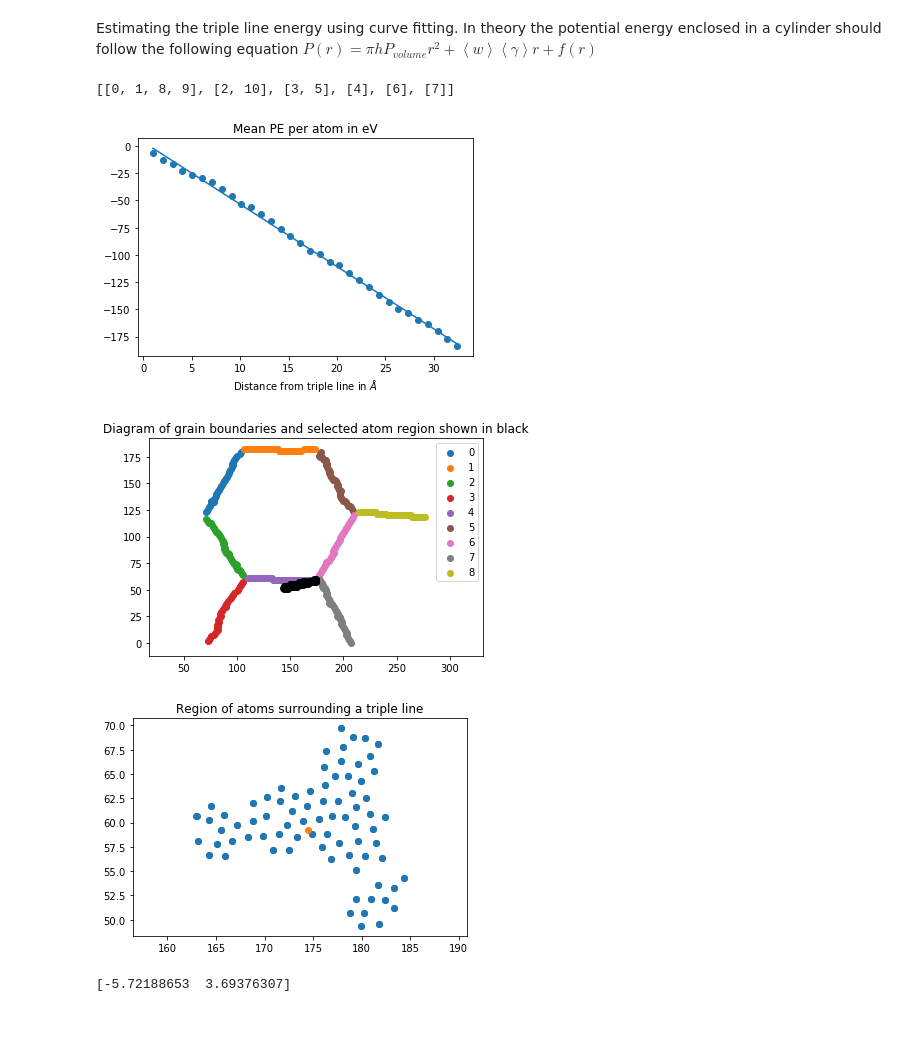
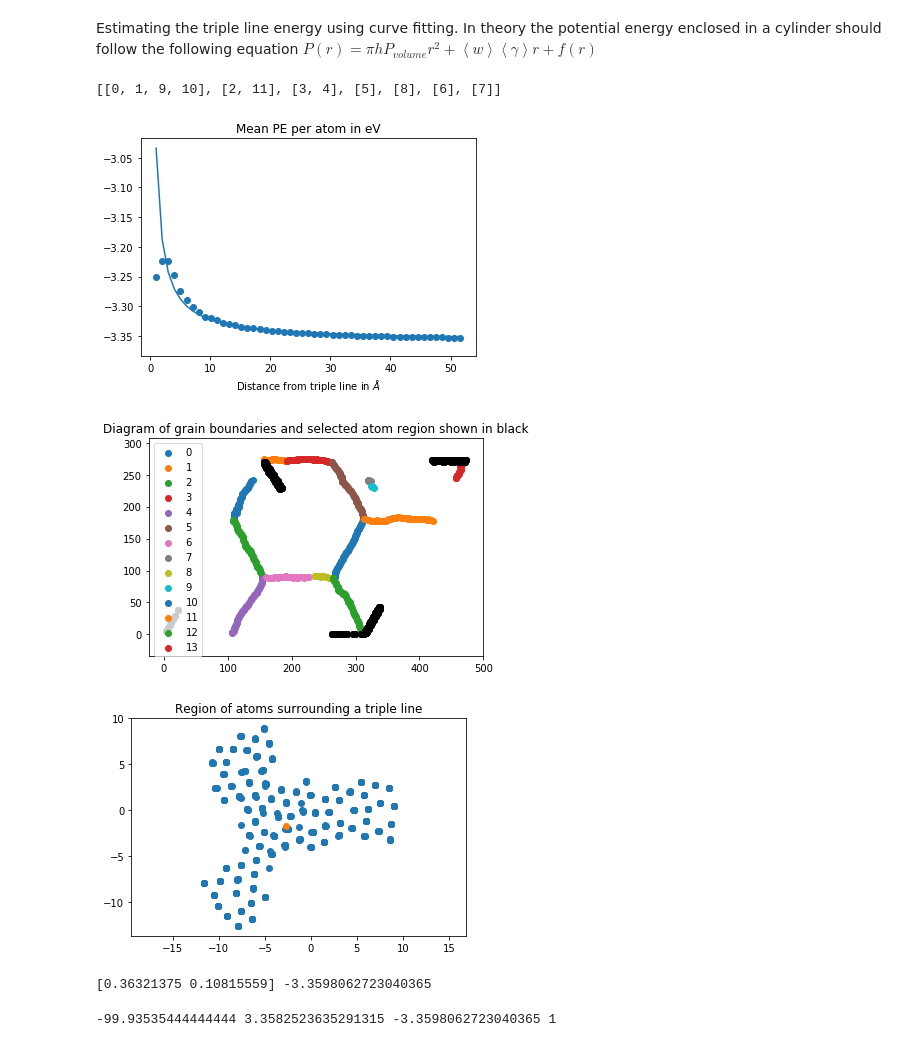
Before and after one commit to PaulTwine/TripleLines.github.io, a Jupyter notebook: TripleLine Fitting.ipynb, the cells around one changed output. Cells and saved outputs as stored; diff of their text form; code cells hidden in the pictures.

Commit message:
Find energy routine added with automatic fitting

```diff
--- a/TripleLine Fitting.ipynb
+++ b/TripleLine Fitting.ipynb
@@ -22,14 +22,14 @@ def Tanh(r,a, b,c):
     return a*np.tanh(b*r)+c
 def GammaR(r, a,b,c):
     return sc.stats.gamma.pdf(r,a,b,c)
-def Reciprocal(r,a,b,c):
-    return a/(r+b)+c
+def Reciprocal(r,a,b):
+    return a/(r+b)-a/b
 def FitFunction(r,a,b,c)->float:
     return a*np.tanh(r*b)+c*r
 def FitExcess(r,a,b):
     return a*np.log(np.abs(r+1))+b*r
-def PowerRule(r, a,b):
-    return a*r**b
+def PowerRule(r, a,b,c):
+    return a*r**b+c
 def ProportionalRule(r,m):
     return m*r
 def LinearRule(r,m,c):
@@ -46,12 +46,10 @@ def DiffAL(r,a,b):
     return a -b/(r+b/a)
 def Rational(r,a,b,c):
     return (a*r**3+b)/(r**2+c)
-def Composite(r,a,b,c):
-    return a*r + b*(r+1)**(-1) +c
 # %%
-strDumpFile = '../../PythonLAMMPS/VolumeTest/dump.eam'
+#strDumpFile = '../../PythonLAMMPS/VolumeTest/dump.eam'
 #strDumpFile = '../data/dump.eam'
-#strDumpFile = '/home/paul/csf3_scratch/TripleLines/data6/dump.eam6'
+strDumpFile = '/home/paul/csf3_scratch/TripleLines/data6/dump.eam6'
 a1=4.05
 a2= np.sqrt(3)*4.05
 strPMFile = strDumpFile + 'PM'
@@ -61,47 +59,82 @@ objProcess.CategoriseAtoms()
 h = objProcess.CellHeight
 arrTriplePoints = objProcess.FindTripleLines(a2,a2,1)
 print(objProcess.MergePeriodicTripleLines(a2))
+fltMeanLattice = np.mean(objProcess.GetLatticeAtoms()[:,7])
 #print(objProcess.MergePeriodicGrainBoundaries(a2/16))
+def ReciprocalFit(r,b):
+    return fltMeanLattice*1/(-b/(r+b)+1)
 # %% [output]
-[[0, 1, 8, 9], [2, 10], [3, 5], [4], [6], [7]]
+[[0, 1, 9, 10], [2, 11], [3, 4], [5], [8], [6], [7]]
 # %%
 strType = 'mean'
-intTripleLine = 6
+intTripleLine = 0
 lstFit = []
+lstNumberOfAtoms = []
+lstNewValues = []
+lstRSquared = []
+lstFitR = []
+lstFit2 =[]
+lstRR = []
+lstRlog = []
+lstVlog = []
 lstOfGBS = objProcess.GetNeighbouringGrainBoundaries(intTripleLine)
-#lstR, lstV,lstI = objProcess.FindThreeGrainStrips(intTripleLine,a1,a1/4, 'mean')
-lstR, lstV,lstI = objProcess.FindGrainStrip(intTripleLine,lstOfGBS[2],lstOfGBS[1],a1,a1/4, 'sum')
+lstR, lstV,lstI = objProcess.FindThreeGrainStrips(intTripleLine,a1,a1/4, 'mean')
+#lstR, lstV,lstI = objProcess.FindGrainStrip(intTripleLine,lstOfGBS[2],lstOfGBS[0],a1,a1/4, 'sum')
 #lstR, lstV,lstI = objProcess.FindGBStrip(2,0.5,3*a2,4*a2, a1/4, 'sum')
-popt, poptv = sc.optimize.curve_fit(LinearRule, lstR,lstV)
-for r in lstR:
-    lstFit.append(LinearRule(r, *popt))
+intStart = len(lstV)-np.argmax(lstV[-1:0:-1])-1
+#intStart=3
+popt, poptv = sc.optimize.curve_fit(Reciprocal, lstR[intStart:],lstV[intStart:])
+for j in lstR:
+    lstFitR.append(Reciprocal(j, *popt))
+for index, r in enumerate(lstR):
+    lstNumberOfAtoms.append(len(objProcess.FindCylindricalAtoms(objProcess.GetAtomData()[:,0:4], arrTriplePoints[intTripleLine],
+                                                               r,h,7)))
+    lstNewValues.append(lstV[index]*lstNumberOfAtoms[index])
+    lstRSquared.append(r**2)
+#plt.ylim(-3.34,-3.26)
 plt.scatter(lstR,lstV)
-plt.plot(lstR, lstFit)
+plt.plot(lstR, lstFitR)
 plt.title('Mean PE per atom in eV')
 plt.xlabel('Distance from triple line in $\AA$')
 plt.show()
 plt.axis('equal')
 for j in range(len(objProcess.GetGrainBoundaries())):
     plt.scatter(objProcess.GetGrainBoundaries(j).GetPoints()[:,0], objProcess.GetGrainBoundaries(j).GetPoints()[:,1])
 plt.legend(list(range(len(objProcess.GetGrainBoundaries()))))
 plt.scatter(objProcess.GetAtomsByID(lstI)[:,1],objProcess.GetAtomsByID(lstI)[:,2], c='black')
 plt.title('Diagram of grain boundaries and selected atom region shown in black')
 plt.show()
 plt.axis('equal')
+
 arrPoints = objProcess.FindValuesInCylinder(objProcess.GetOtherAtoms()[:,0:4],
                                             arrTriplePoints[intTripleLine], 3*a1,h,[1,2,3])
 arrMovedPoints = objProcess.PeriodicShiftAllCloser( arrTriplePoints[intTripleLine], arrPoints)
 plt.scatter(arrMovedPoints[:,0],arrMovedPoints[:,1])
 plt.scatter(arrTriplePoints[intTripleLine,0], arrTriplePoints[intTripleLine,1])
 #plt.scatter(arrPoint[0], arrPoint[1])
+popt2, popv2 =sc.optimize.curve_fit(LinearRule,lstRSquared, lstV)
+for r in lstRSquared:
+    lstFit2.append(LinearRule(r, *popt2))
 plt.title('Region of atoms surrounding a triple line')
 plt.show()
-print(popt)
+#plt.xlim(0,50)
+#plt.ylim(-420,0)
+#plt.scatter(lstRSquared, lstNewValues)
+#plt.plot(lstRSquared, lstFit)
+print(popt, fltMeanLattice)
+# lstlogR = list(map(np.log,lstR))
+# lstlogV = list(map(np.log,np.abs(lstV)))
+# plt.scatter(lstlogR,lstlogV)
 # %% [output]
-[figure, old version]
+[figure, new version]
-[figure, old version]
+[figure, new version]
-[figure, old version]
+[figure, new version]
-[-5.72188653  3.69376307]
+[0.36321375 0.10815559] -3.3598062723040365
+# %%
+print(lstV[intStart]*lstNumberOfAtoms[intStart],
+      popt[0]/popt[1],fltMeanLattice, intStart)
+# %% [output]
+-99.93535444444444 3.3582523635291315 -3.3598062723040365 1
 # %%
 n=1
 CellArray = plt.imread('../../PythonLAMMPS/VolumeTest/CellView.png')
```
Also changed, not shown: parts of 9 cells of this notebook, 1 other file.
